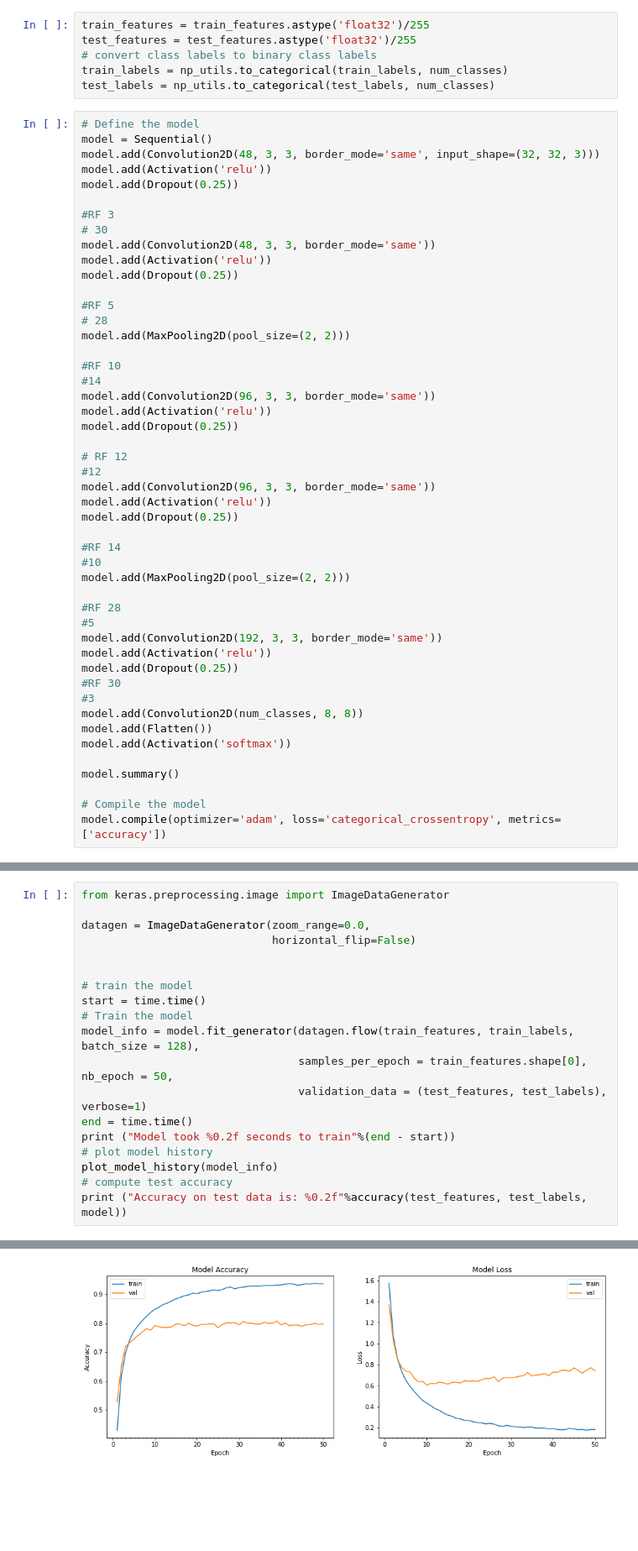
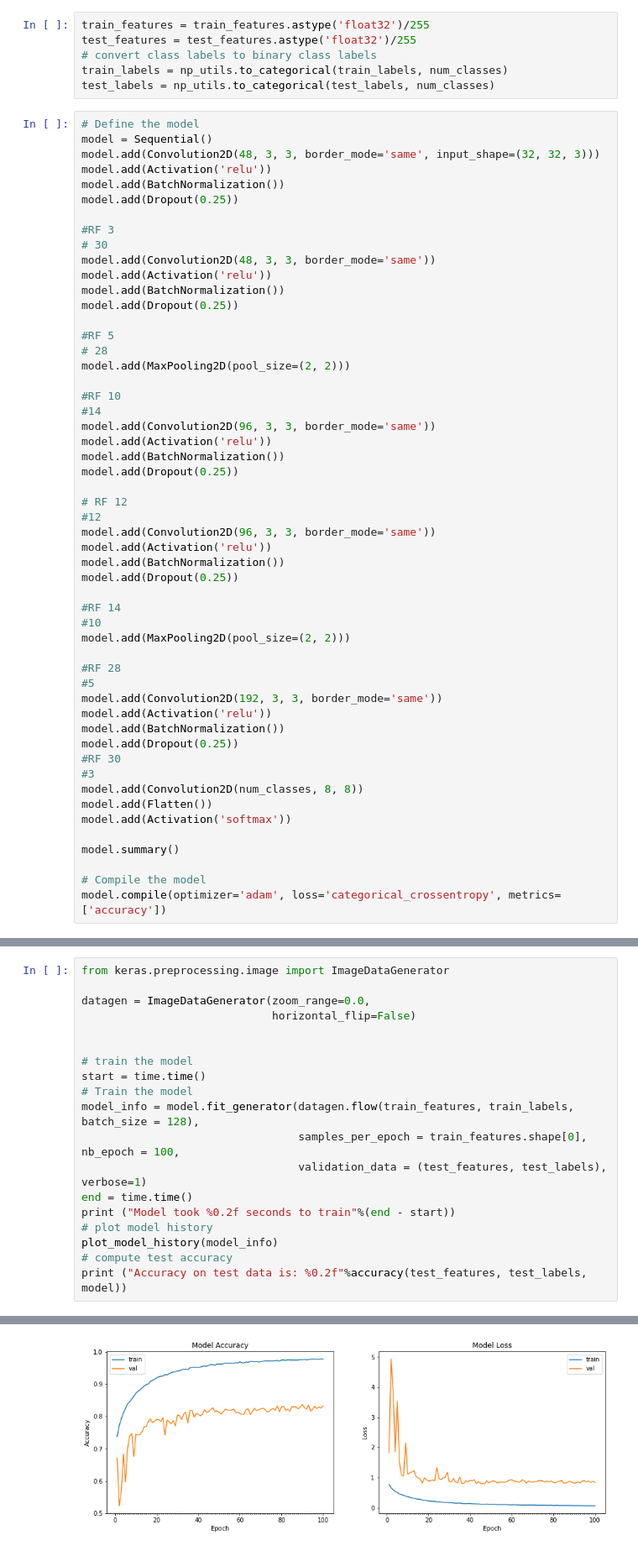
Before and after one commit to Curiousss/EVA, a Jupyter notebook: Assignment6/Assignment_6.ipynb, the cells around one changed output, grey strips where cells are left out. Shown: that part at 84% size. Saved outputs shown, nothing was run; the diff lists cells and outputs as text; blank space fills up the shorter version.

Commit message:
Batch Normalization... higher trainacc n valacc

```diff
--- a/Assignment6/Assignment_6.ipynb
+++ b/Assignment6/Assignment_6.ipynb
@@ -80,12 +83,14 @@ test_labels = np_utils.to_categorical(test_labels, num_classes)
 model = Sequential()
 model.add(Convolution2D(48, 3, 3, border_mode='same', input_shape=(32, 32, 3)))
 model.add(Activation('relu'))
+model.add(BatchNormalization())
 model.add(Dropout(0.25))
 
 #RF 3
 # 30
 model.add(Convolution2D(48, 3, 3, border_mode='same'))
 model.add(Activation('relu'))
+model.add(BatchNormalization())
 model.add(Dropout(0.25))
 
 #RF 5
@@ -96,12 +101,14 @@ model.add(MaxPooling2D(pool_size=(2, 2)))
 #14
 model.add(Convolution2D(96, 3, 3, border_mode='same'))
 model.add(Activation('relu'))
+model.add(BatchNormalization())
 model.add(Dropout(0.25))
 
 # RF 12
 #12
 model.add(Convolution2D(96, 3, 3, border_mode='same'))
 model.add(Activation('relu'))
+model.add(BatchNormalization())
 model.add(Dropout(0.25))
 
 #RF 14
@@ -112,6 +119,7 @@ model.add(MaxPooling2D(pool_size=(2, 2)))
 #5
 model.add(Convolution2D(192, 3, 3, border_mode='same'))
 model.add(Activation('relu'))
+model.add(BatchNormalization())
 model.add(Dropout(0.25))
 #RF 30
 #3
@@ -158,7 +166,7 @@ datagen = ImageDataGenerator(zoom_range=0.0,
 start = time.time()
 # Train the model
 model_info = model.fit_generator(datagen.flow(train_features, train_labels, batch_size = 128),
-                                 samples_per_epoch = train_features.shape[0], nb_epoch = 50,
+                                 samples_per_epoch = train_features.shape[0], nb_epoch = 100,
                                  validation_data = (test_features, test_labels), verbose=1)
 end = time.time()
 print ("Model took %0.2f seconds to train"%(end - start))
@@ -187 +196 @@ Model took 1340.03 seconds to train
-[figure, old version]
+[figure, new version]
```
Also changed, not shown: parts of 3 cells of this notebook.
